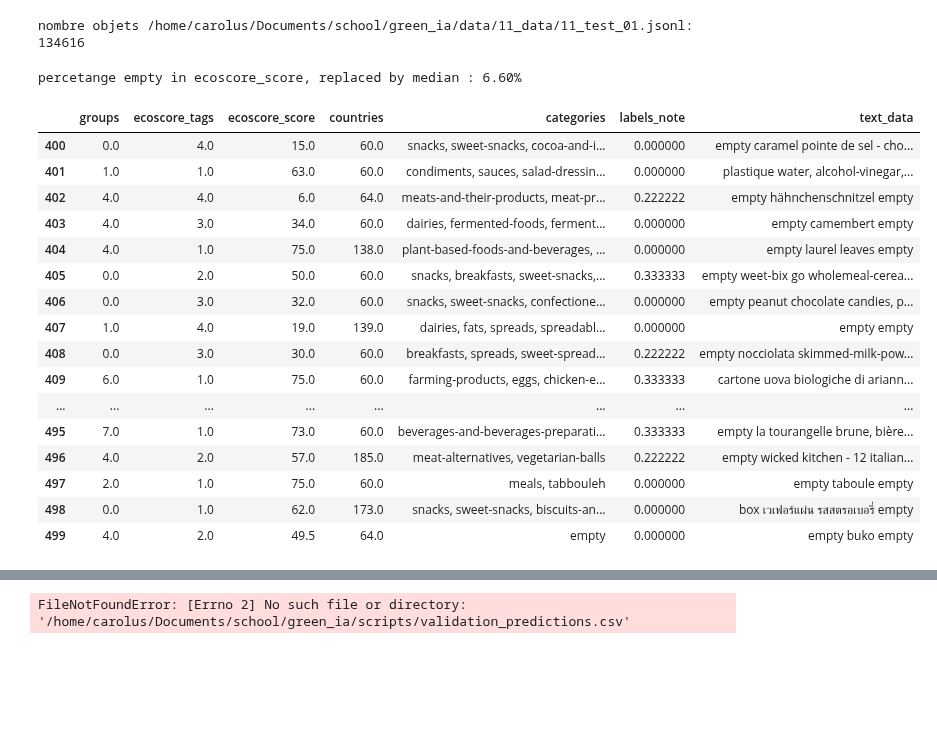
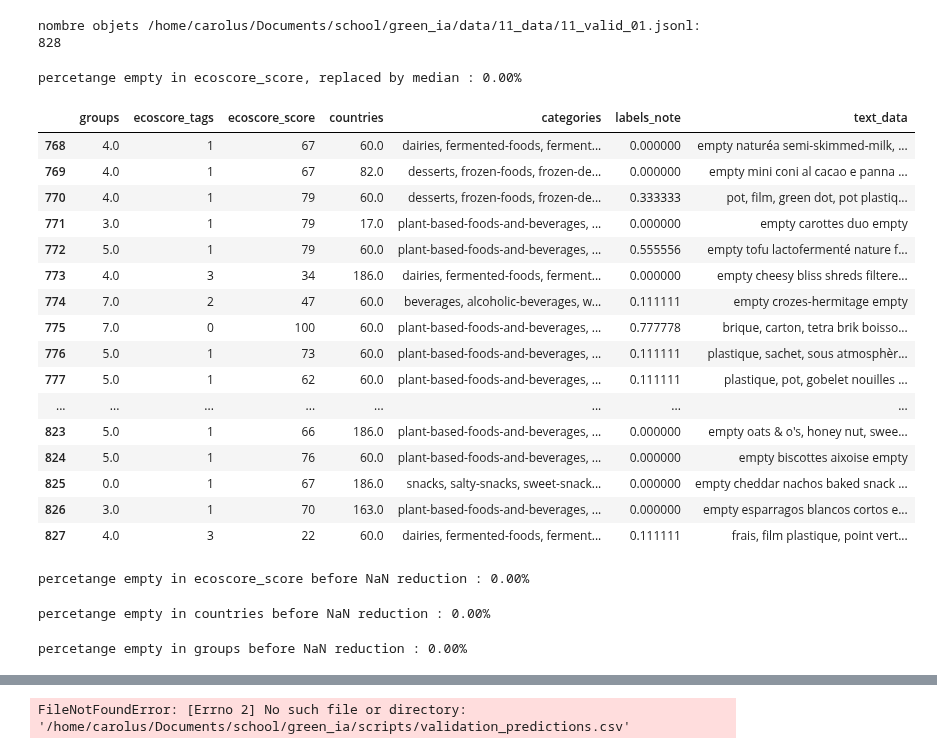
Before and after one commit to CarolusIntelligence/green_ia, a Jupyter notebook: notebooks/dataviz.ipynb, the cells around one changed output, grey strips where cells are left out. Cells and saved outputs as stored; diff of their text form; code cells hidden in the pictures; blank space fills up the shorter version.

```diff
--- a/notebooks/dataviz.ipynb
+++ b/notebooks/dataviz.ipynb
@@ -6,11 +6,11 @@ import jsonlines
 import warnings
 import plotly.graph_objects as go
 
-pd.set_option('display.max_rows', 100)
+pd.set_option('display.max_rows', 1000)
 warnings.filterwarnings("ignore", category=pd.errors.DtypeWarning)
 # %%
-file_path = '/home/carolus/Documents/school/green_ia/data/11_data/11_test_01.jsonl'
-#file_path = '/home/carolus/Documents/school/green_ia/data/01_data/01_openfoodfacts_03.jsonl'
+file_path = '/home/carolus/Documents/school/green_ia/data/11_data/11_valid_01.jsonl'
+#file_path = '/home/carolus/Documents/school/green_ia/data/01_data/01_openfoodfacts_04.jsonl'
 num_samples = 500
 # %%
 def count_objects_in_jsonl(file_path):
@@ -21,7 +21,7 @@ def count_objects_in_jsonl(file_path):
     return count
 print(f"nombre objets {file_path}: {count_objects_in_jsonl(file_path)}")
 # %% [output]
-nombre objets /home/carolus/Documents/school/green_ia/data/11_data/11_test_01.jsonl: 134616
+nombre objets /home/carolus/Documents/school/green_ia/data/11_data/11_valid_01.jsonl: 828
 # %%
 def sample_jsonl_file(file_path, num_samples):
     sample_lines = []
@@ -43,32 +43,32 @@ def sample_jsonl_file(file_path, num_samples):
 # %%
 df = sample_jsonl_file(file_path, num_samples)
 # %%
-nb_empty = (df['ecoscore_score'] == 49.5).sum() # remplacer la valeur par la médiane calculée !!!!!!!!!!!
+nb_empty = (df['ecoscore_score'] == 49.5).sum() # remplacer la valeur par la médiane calculée
 nb_total = len(df)
 pourcentage_empty = (nb_empty / nb_total) * 100
 print(f"percetange empty in ecoscore_score, replaced by median : {pourcentage_empty:.2f}%")
 # %% [output]
-percetange empty in ecoscore_score, replaced by median : 6.60%
+percetange empty in ecoscore_score, replaced by median : 0.00%
 # %%
-df.tail(100)
+df.tail(60)
 # %% [output]
 |  | groups | ecoscore_tags | ecoscore_score | countries | categories | labels_note | text_data |
-| 400 | 0.0 | 4.0 | 15.0 | 60.0 | snacks, sweet-snacks, cocoa-and-i... | 0.000000 | empty caramel pointe de sel - cho... |
-| 401 | 1.0 | 1.0 | 63.0 | 60.0 | condiments, sauces, salad-dressin... | 0.000000 | plastique water, alcohol-vinegar,... |
-| 402 | 4.0 | 4.0 | 6.0 | 64.0 | meats-and-their-products, meat-pr... | 0.222222 | empty hähnchenschnitzel empty |
-| 403 | 4.0 | 3.0 | 34.0 | 60.0 | dairies, fermented-foods, ferment... | 0.000000 | empty camembert empty |
-| 404 | 4.0 | 1.0 | 75.0 | 138.0 | plant-based-foods-and-beverages, ... | 0.000000 | empty laurel leaves empty |
-| 405 | 0.0 | 2.0 | 50.0 | 60.0 | snacks, breakfasts, sweet-snacks,... | 0.333333 | empty weet-bix go wholemeal-cerea... |
-| 406 | 0.0 | 3.0 | 32.0 | 60.0 | snacks, sweet-snacks, confectione... | 0.000000 | empty peanut chocolate candies, p... |
-| 407 | 1.0 | 4.0 | 19.0 | 139.0 | dairies, fats, spreads, spreadabl... | 0.000000 | empty empty |
-| 408 | 0.0 | 3.0 | 30.0 | 60.0 | breakfasts, spreads, sweet-spread... | 0.222222 | empty nocciolata skimmed-milk-pow... |
-| 409 | 6.0 | 1.0 | 75.0 | 60.0 | farming-products, eggs, chicken-e... | 0.333333 | cartone uova biologiche di ariann... |
+| 768 | 4.0 | 1 | 67 | 60.0 | dairies, fermented-foods, ferment... | 0.000000 | empty naturéa semi-skimmed-milk, ... |
+| 769 | 4.0 | 1 | 67 | 82.0 | desserts, frozen-foods, frozen-de... | 0.000000 | empty mini coni al cacao e panna ... |
+| 770 | 4.0 | 1 | 79 | 60.0 | desserts, frozen-foods, frozen-de... | 0.333333 | pot, film, green dot, pot plastiq... |
+| 771 | 3.0 | 1 | 79 | 17.0 | plant-based-foods-and-beverages, ... | 0.000000 | empty carottes duo empty |
+| 772 | 5.0 | 1 | 79 | 60.0 | plant-based-foods-and-beverages, ... | 0.555556 | empty tofu lactofermenté nature f... |
+| 773 | 4.0 | 3 | 34 | 186.0 | dairies, fermented-foods, ferment... | 0.000000 | empty cheesy bliss shreds filtere... |
+| 774 | 7.0 | 2 | 47 | 60.0 | beverages, alcoholic-beverages, w... | 0.111111 | empty crozes-hermitage empty |
+| 775 | 7.0 | 0 | 100 | 60.0 | plant-based-foods-and-beverages, ... | 0.777778 | brique, carton, tetra brik boisso... |
+| 776 | 5.0 | 1 | 73 | 60.0 | plant-based-foods-and-beverages, ... | 0.111111 | plastique, sachet, sous atmosphèr... |
+| 777 | 5.0 | 1 | 62 | 60.0 | plant-based-foods-and-beverages, ... | 0.111111 | plastique, pot, gobelet nouilles ... |
 | ... | ... | ... | ... | ... | ... | ... | ... |
-| 495 | 7.0 | 1.0 | 73.0 | 60.0 | beverages-and-beverages-preparati... | 0.333333 | empty la tourangelle brune, bière... |
-| 496 | 4.0 | 2.0 | 57.0 | 185.0 | meat-alternatives, vegetarian-balls | 0.222222 | empty wicked kitchen - 12 italian... |
-| 497 | 2.0 | 1.0 | 75.0 | 60.0 | meals, tabbouleh | 0.000000 | empty taboule empty |
-| 498 | 0.0 | 1.0 | 62.0 | 173.0 | snacks, sweet-snacks, biscuits-an... | 0.000000 | box เวเฟอร์แผ่น รสสตรอเบอรี่ empty |
-| 499 | 4.0 | 2.0 | 49.5 | 64.0 | empty | 0.000000 | empty buko empty |
+| 823 | 5.0 | 1 | 66 | 186.0 | plant-based-foods-and-beverages, ... | 0.000000 | empty oats & o's, honey nut, swee... |
+| 824 | 5.0 | 1 | 76 | 60.0 | plant-based-foods-and-beverages, ... | 0.000000 | empty biscottes aixoise empty |
+| 825 | 0.0 | 1 | 67 | 186.0 | snacks, salty-snacks, sweet-snack... | 0.000000 | empty cheddar nachos baked snack ... |
+| 826 | 3.0 | 1 | 70 | 163.0 | plant-based-foods-and-beverages, ... | 0.000000 | empty esparragos blancos cortos e... |
+| 827 | 4.0 | 3 | 22 | 60.0 | dairies, fermented-foods, ferment... | 0.111111 | frais, film plastique, point vert... |
 # %%
 def load_jsonl_to_dataframe(file_path):
     data = []
@@ -102,3 +102,24 @@ colonnes_a_travailler = ['ecoscore_tags', 'ecoscore_score', 'countries', 'labels
 df = load_jsonl_to_dataframe(file_path)
 for column in colonnes_a_travailler:
     create_treemap_for_column(df, column)
+# %%
+nb_empty = df['ecoscore_score'].isna().sum()
+nb_total = len(df)
+pourcentage_empty = (nb_empty / nb_total) * 100
+print(f"percetange empty in ecoscore_score before NaN reduction : {pourcentage_empty:.2f}%")
+# %% [output]
+percetange empty in ecoscore_score before NaN reduction : 0.00%
+# %%
+nb_empty = df['countries'].isna().sum()
+nb_total = len(df)
+pourcentage_empty = (nb_empty / nb_total) * 100
+print(f"percetange empty in countries before NaN reduction : {pourcentage_empty:.2f}%")
+# %% [output]
+percetange empty in countries before NaN reduction : 0.00%
+# %%
+nb_empty = df['groups'].isna().sum()
+nb_total = len(df)
+pourcentage_empty = (nb_empty / nb_total) * 100
+print(f"percetange empty in groups before NaN reduction : {pourcentage_empty:.2f}%")
+# %% [output]
+percetange empty in groups before NaN reduction : 0.00%
```
Also changed, not shown: parts of 3 cells of this notebook, 2 other files.
